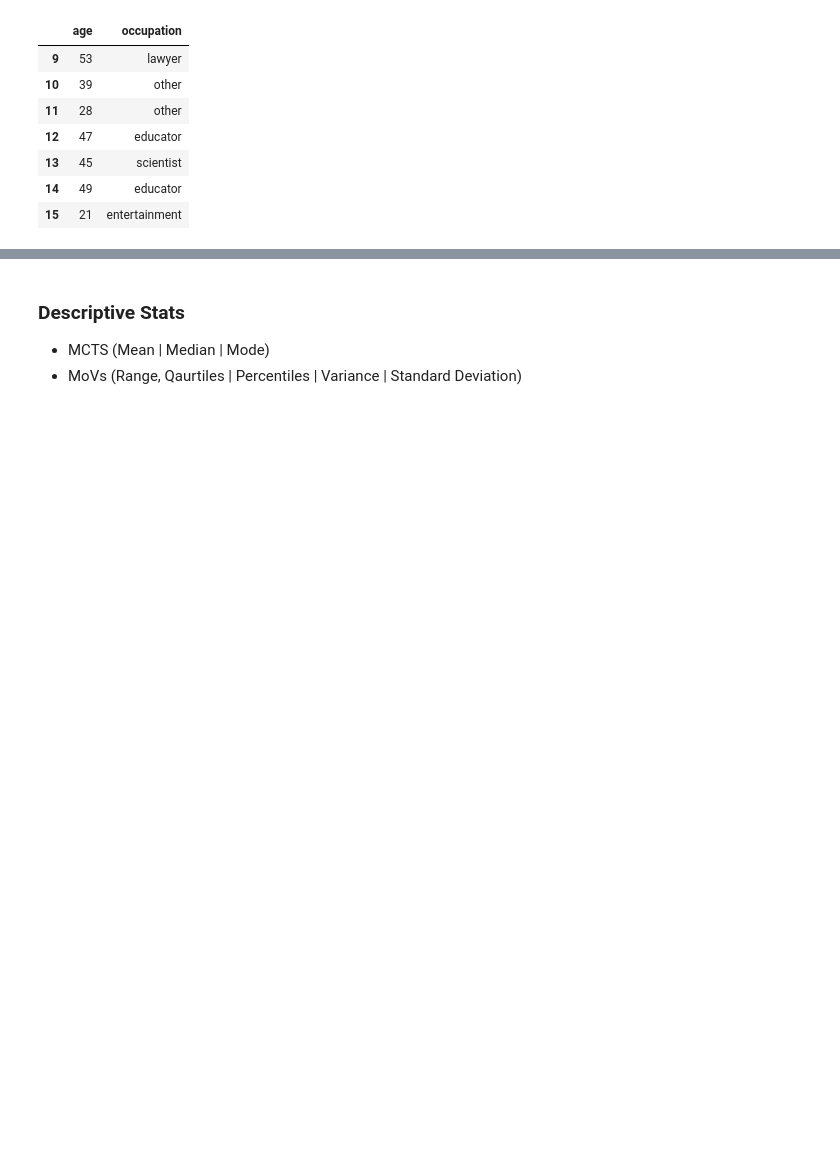
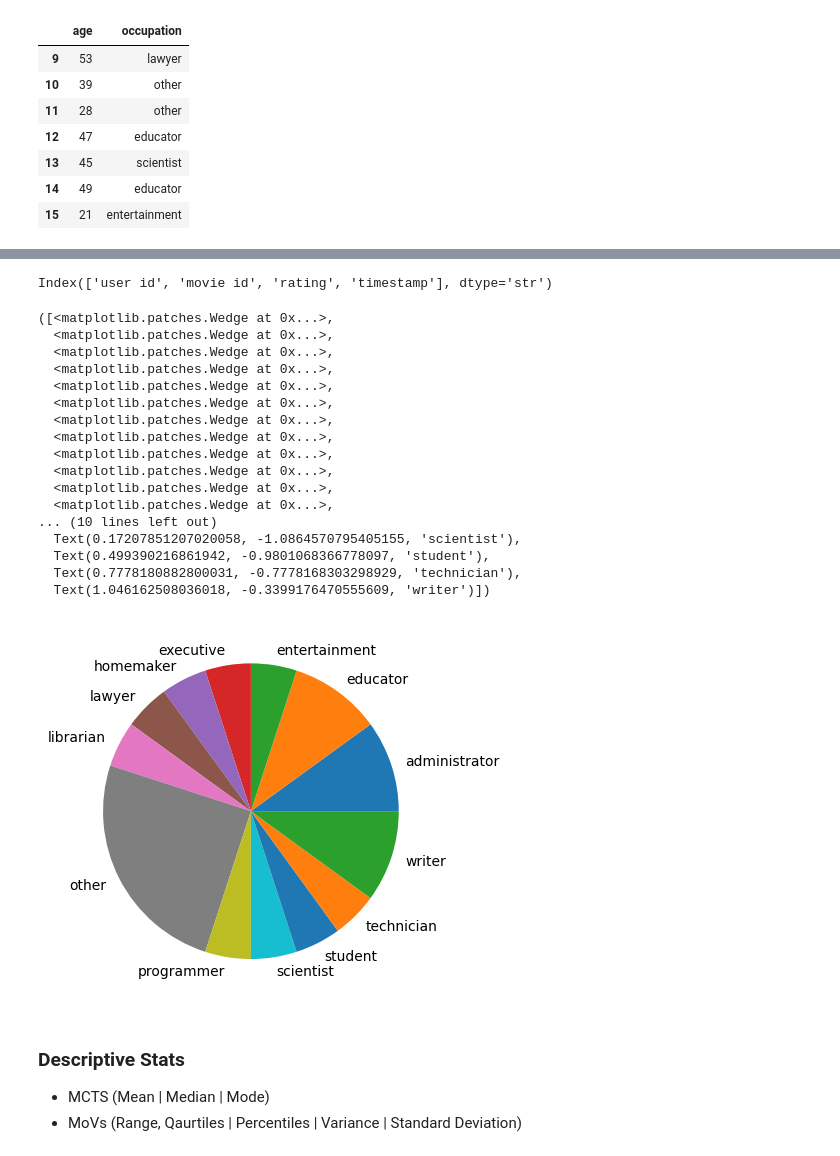
Before and after one commit to JosephRidge/Analysis101, a Jupyter notebook: app.ipynb, the cells around one changed output, grey strips where cells are left out. Drawn from its saved outputs; the diff is of its cells as text; code cells hidden in the pictures; blank space fills up the shorter version.

Commit message:
update on the movie data set descriptive stats

```diff
--- a/app.ipynb
+++ b/app.ipynb
@@ -248,0 +257,4 @@ user_df[["age","occupation"]].loc[9:15] # slicing
+# %%
+user_occupation_df = user_df.loc[1:20].groupby('occupation').apply(len).reset_index()
+user_occupation_df.columns=['occupation','frequency']
+user_occupation_df
@@ -249,3 +276,32 @@ user_df[["age","occupation"]].loc[9:15] # slicing
+# %%
+ratings_df.columns
+# %% [output]
+Index(['user id', 'movie id', 'rating', 'timestamp'], dtype='str')
+# %%
+labels = user_occupation_df['occupation']
+sizes = user_occupation_df['frequency']
+
+fig, ax = plt.subplots()
+ax.pie(sizes, labels=labels)
+# %% [output]
+([<matplotlib.patches.Wedge at 0x...>,
+  <matplotlib.patches.Wedge at 0x...>,
+  <matplotlib.patches.Wedge at 0x...>,
+  <matplotlib.patches.Wedge at 0x...>,
+  <matplotlib.patches.Wedge at 0x...>,
+  <matplotlib.patches.Wedge at 0x...>,
+  <matplotlib.patches.Wedge at 0x...>,
+  <matplotlib.patches.Wedge at 0x...>,
+  <matplotlib.patches.Wedge at 0x...>,
+  <matplotlib.patches.Wedge at 0x...>,
+  <matplotlib.patches.Wedge at 0x...>,
+  <matplotlib.patches.Wedge at 0x...>,
+... (10 lines left out)
+  Text(0.17207851207020058, -1.0864570795405155, 'scientist'),
+  Text(0.499390216861942, -0.9801068366778097, 'student'),
+  Text(0.7778180882800031, -0.7778168303298929, 'technician'),
+  Text(1.046162508036018, -0.3399176470555609, 'writer')])
+[figure, added]
 # %% [markdown]
 ### Descriptive Stats
 
```
Also changed, not shown: parts of 17 cells of this notebook.
